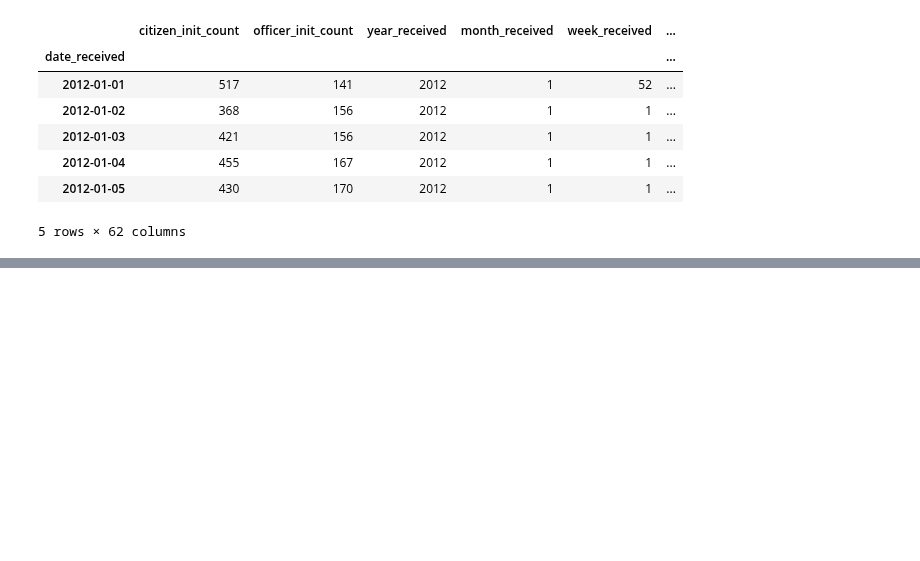
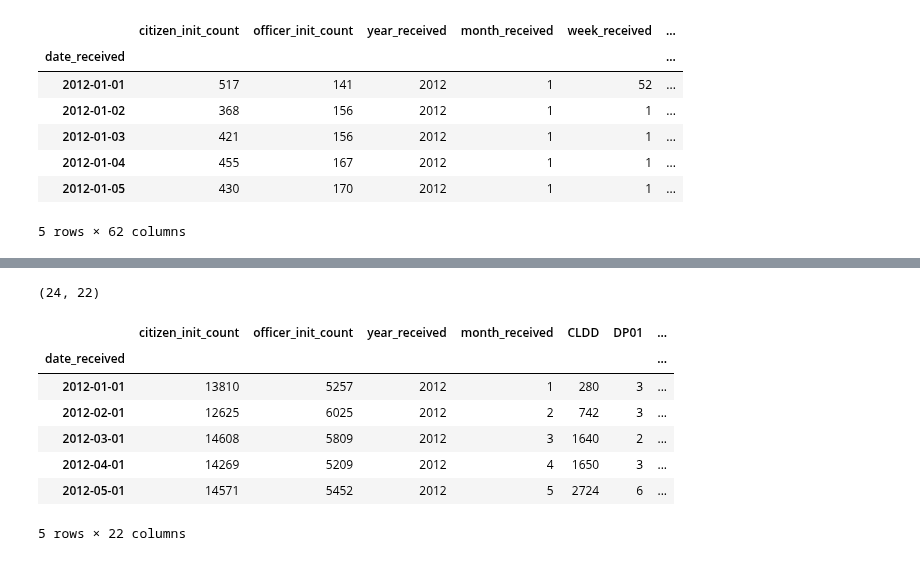
Before and after one commit to shihabhasan/call-for-service, a Jupyter notebook: working_files/notebooks/Time Series Analysis.ipynb, the cells around one changed output, grey strips where cells are left out. Drawn from its saved outputs; the diff is of its cells as text; code cells hidden in the pictures; blank space fills up the shorter version.

```diff
--- a/working_files/notebooks/Time Series Analysis.ipynb
+++ b/working_files/notebooks/Time Series Analysis.ipynb
@@ -414,0 +539,21 @@ AttributeError: Cannot access attribute 'shape' of 'DataFrameGroupBy' objects, t
+# %%
+df = call_df.join(weather_df)
+
+# Some of these categorical variables use Nones instead of 0 values.  Just replace those with 0s.
+# Also convert everything to an int, since it came in as a string.
+df = df.applymap(lambda x: 0 if x is None else float(x))
+
+# Convert to the superior float64 datatype
+df = df.convert_objects(convert_numeric=True)
+print(df.shape)
+df.head()
+# %% [output]
+(24, 22)
+|  | citizen_init_count | officer_init_count | year_received | month_received | CLDD | DP01 | ... |
+| date_received |  |  |  |  |  |  | ... |
+| 2012-01-01 | 13810 | 5257 | 2012 | 1 | 280 | 3 | ... |
+| 2012-02-01 | 12625 | 6025 | 2012 | 2 | 742 | 3 | ... |
+| 2012-03-01 | 14608 | 5809 | 2012 | 3 | 1640 | 2 | ... |
+| 2012-04-01 | 14269 | 5209 | 2012 | 4 | 1650 | 3 | ... |
+| 2012-05-01 | 14571 | 5452 | 2012 | 5 | 2724 | 6 | ... |
+5 rows × 22 columns
```
Also changed, not shown: parts of 13 cells of this notebook, 1 other file.
